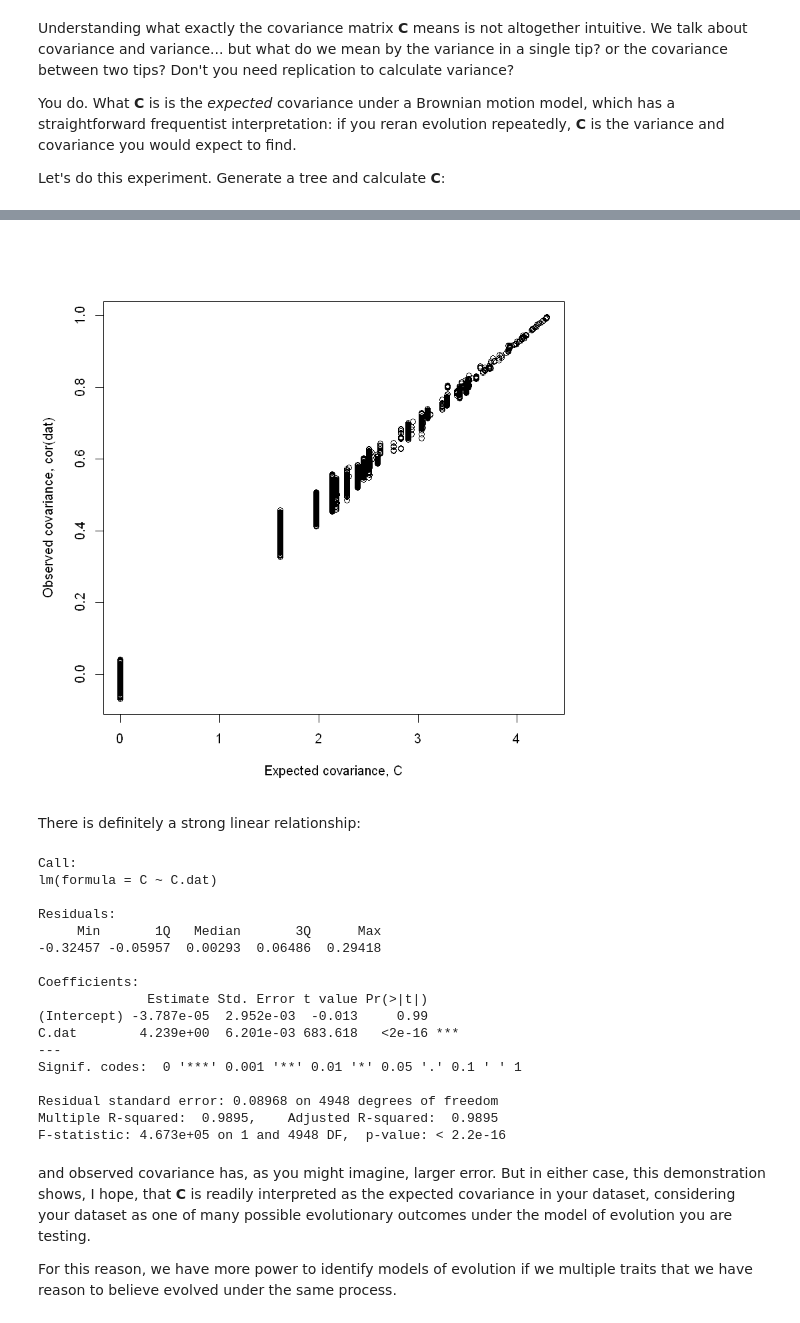
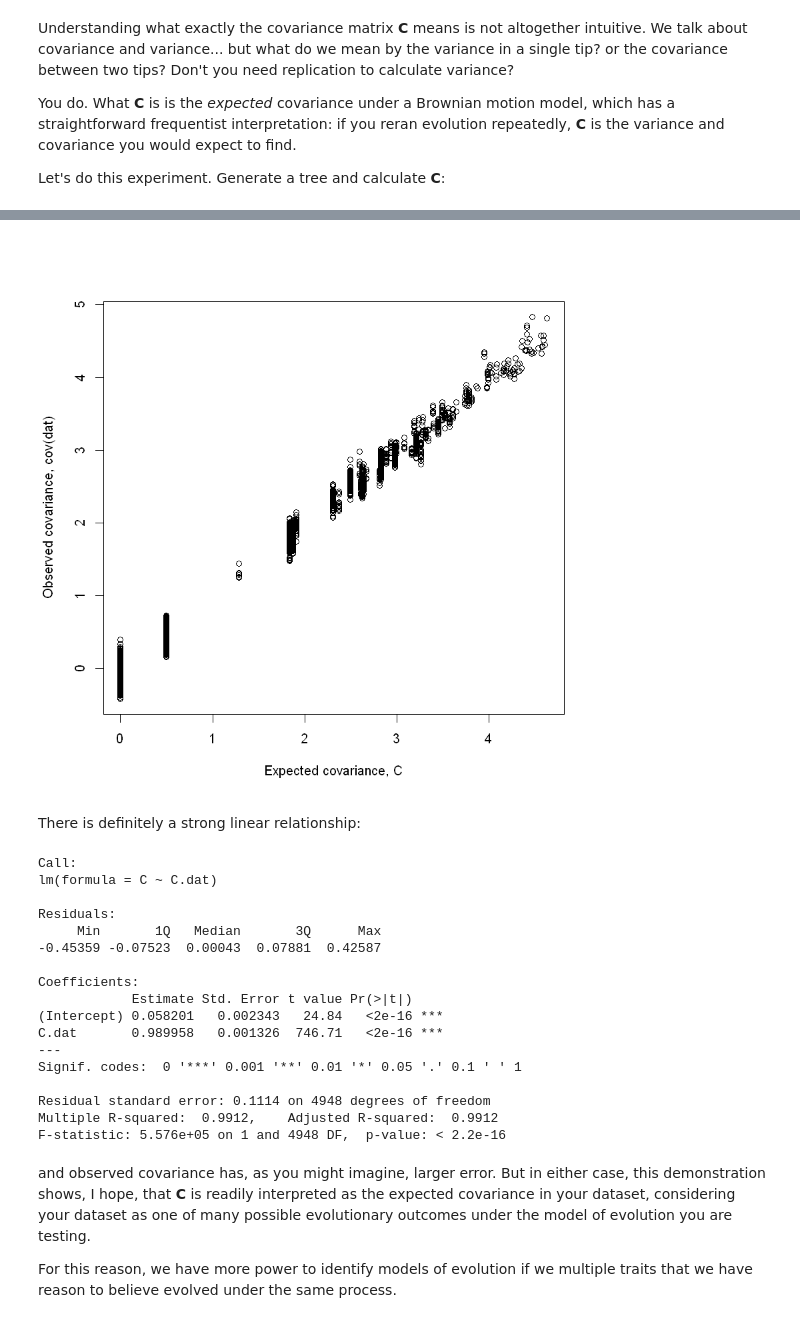
Before and after one commit to andrew-hipp/PCM-2018, a Jupyter notebook: R-tutorials/2018-PCM-covarianceMatrixRuminations.ipynb, the cells around one changed output, grey strips where cells are left out. Saved outputs shown, nothing was run; the diff lists cells and outputs as text; code cells hidden in the pictures.

```diff
--- a/R-tutorials/2018-PCM-covarianceMatrixRuminations.ipynb
+++ b/R-tutorials/2018-PCM-covarianceMatrixRuminations.ipynb
@@ -16,7 +16,7 @@ Now, simulate 1000 datasets on this tree, and calculate the correlation matrix d
 # %%
 dat <- sim.char(tr, 1, 1000)
-C.dat = as.dist(cor(t(dat[,,]))) # use t to transpose so that you get the correlation among tips, not among datasets
+C.dat = as.dist(cov(t(dat[,,]))) # use t to transpose so that you get the covariance among tips, not among datasets
 layout(matrix(1:2, 1))
 hist(C, 20, xlab = "Expected covariance, C")
-hist(C.dat, 20, xlab = "Observed covariance, cor(dat)")
+hist(C.dat, 20, xlab = "Observed covariance, cov(dat)")
 # %% [output]
@@ -26,7 +26,7 @@ You can see these both have asimilar distributions, but appear to differ by a co
 # %%
-plot(C, C.dat, xlab = 'Expected covariance, C', ylab = 'Observed covariance, cor(dat)')
+plot(C, C.dat, xlab = 'Expected covariance, C', ylab = 'Observed covariance, cov(dat)')
 # %% [output]
-[figure, old version]
+[figure, new version]
 # %% [markdown]
 There is definitely a strong linear relationship:
 # %%
@@ -37,18 +37,18 @@ lm(formula = C ~ C.dat)
 
 Residuals:
      Min       1Q   Median       3Q      Max
--0.32457 -0.05957  0.00293  0.06486  0.29418
+-0.45359 -0.07523  0.00043  0.07881  0.42587
 
 Coefficients:
-              Estimate Std. Error t value Pr(>|t|)
-(Intercept) -3.787e-05  2.952e-03  -0.013     0.99
-C.dat        4.239e+00  6.201e-03 683.618   <2e-16 ***
+            Estimate Std. Error t value Pr(>|t|)
+(Intercept) 0.058201   0.002343   24.84   <2e-16 ***
+C.dat       0.989958   0.001326  746.71   <2e-16 ***
 ---
 Signif. codes:  0 '***' 0.001 '**' 0.01 '*' 0.05 '.' 0.1 ' ' 1
 
-Residual standard error: 0.08968 on 4948 degrees of freedom
-Multiple R-squared:  0.9895,    Adjusted R-squared:  0.9895
-F-statistic: 4.673e+05 on 1 and 4948 DF,  p-value: < 2.2e-16
+Residual standard error: 0.1114 on 4948 degrees of freedom
+Multiple R-squared:  0.9912,    Adjusted R-squared:  0.9912
+F-statistic: 5.576e+05 on 1 and 4948 DF,  p-value: < 2.2e-16
 # %% [markdown]
 and observed covariance has, as you might imagine, larger error. But in either case, this demonstration shows, I hope, that __C__ is readily interpreted as the expected covariance in your dataset, considering your dataset as one of many possible evolutionary outcomes under the model of evolution you are testing.
 
```
Also changed, not shown: parts of 4 cells of this notebook.
